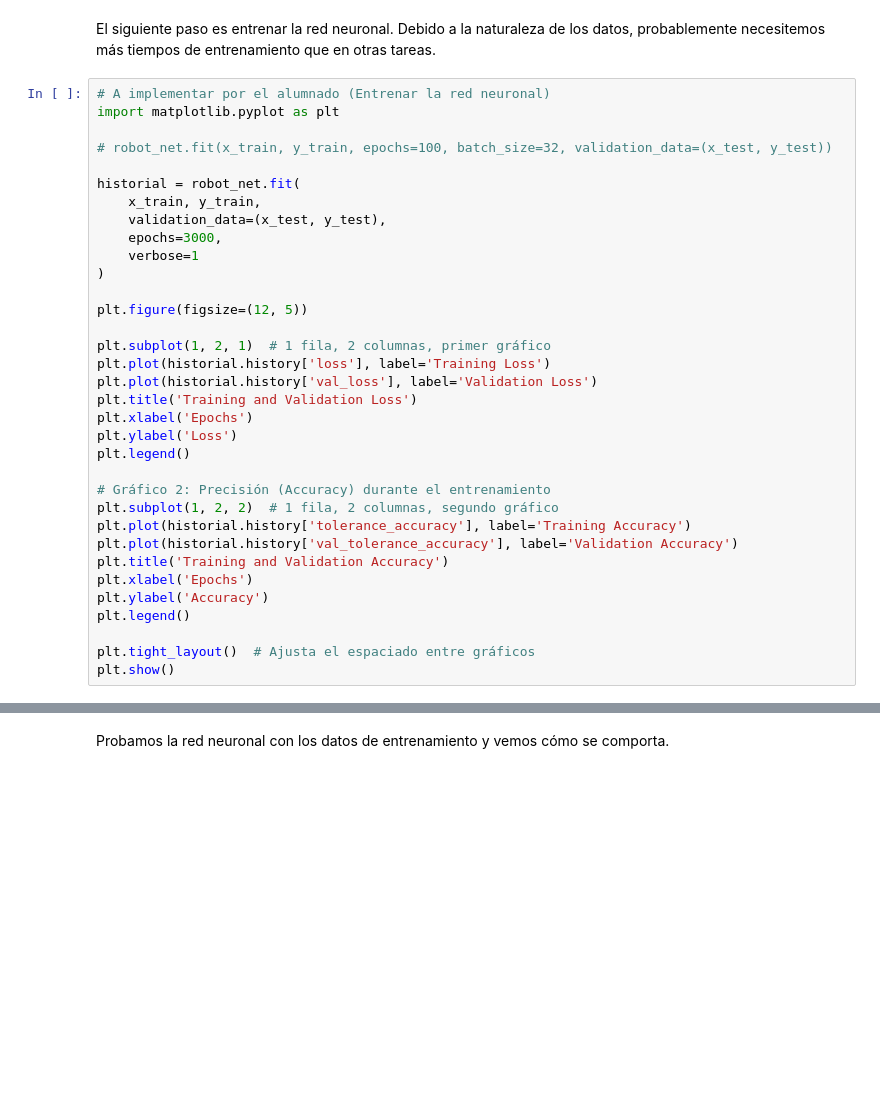
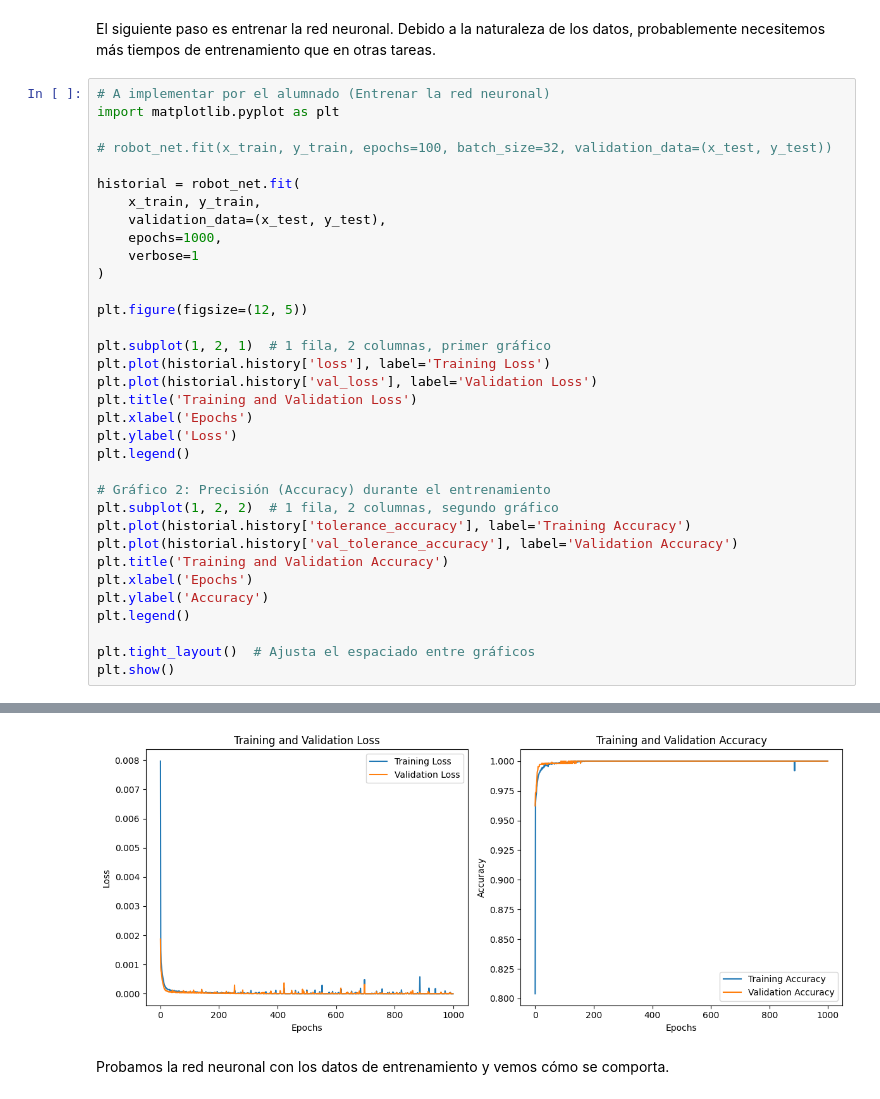
Before and after one commit to Guille63/MIA-IABD-2425, a Jupyter notebook: UD04/notebooks/EX5.-controlant_robot_amb_una_xn_camera_ES.ipynb, the cells around one changed output, grey strips where cells are left out. Saved outputs shown, nothing was run; the diff lists cells and outputs as text; blank space fills up the shorter version.

```diff
--- a/UD04/notebooks/EX5.-controlant_robot_amb_una_xn_camera_ES.ipynb
+++ b/UD04/notebooks/EX5.-controlant_robot_amb_una_xn_camera_ES.ipynb
@@ -244,7 +244,7 @@ import matplotlib.pyplot as plt
 historial = robot_net.fit(
     x_train, y_train,
     validation_data=(x_test, y_test),
-    epochs=3000,
+    epochs=1000,
     verbose=1
 )
 
@@ -290,3 +290,4 @@ Epoch 1330/3000
+[figure, added]
 # %% [markdown]
 Probamos la red neuronal con los datos de entrenamiento y vemos cómo se comporta.
 # %%
```
Also changed, not shown: parts of 6 cells of this notebook.
